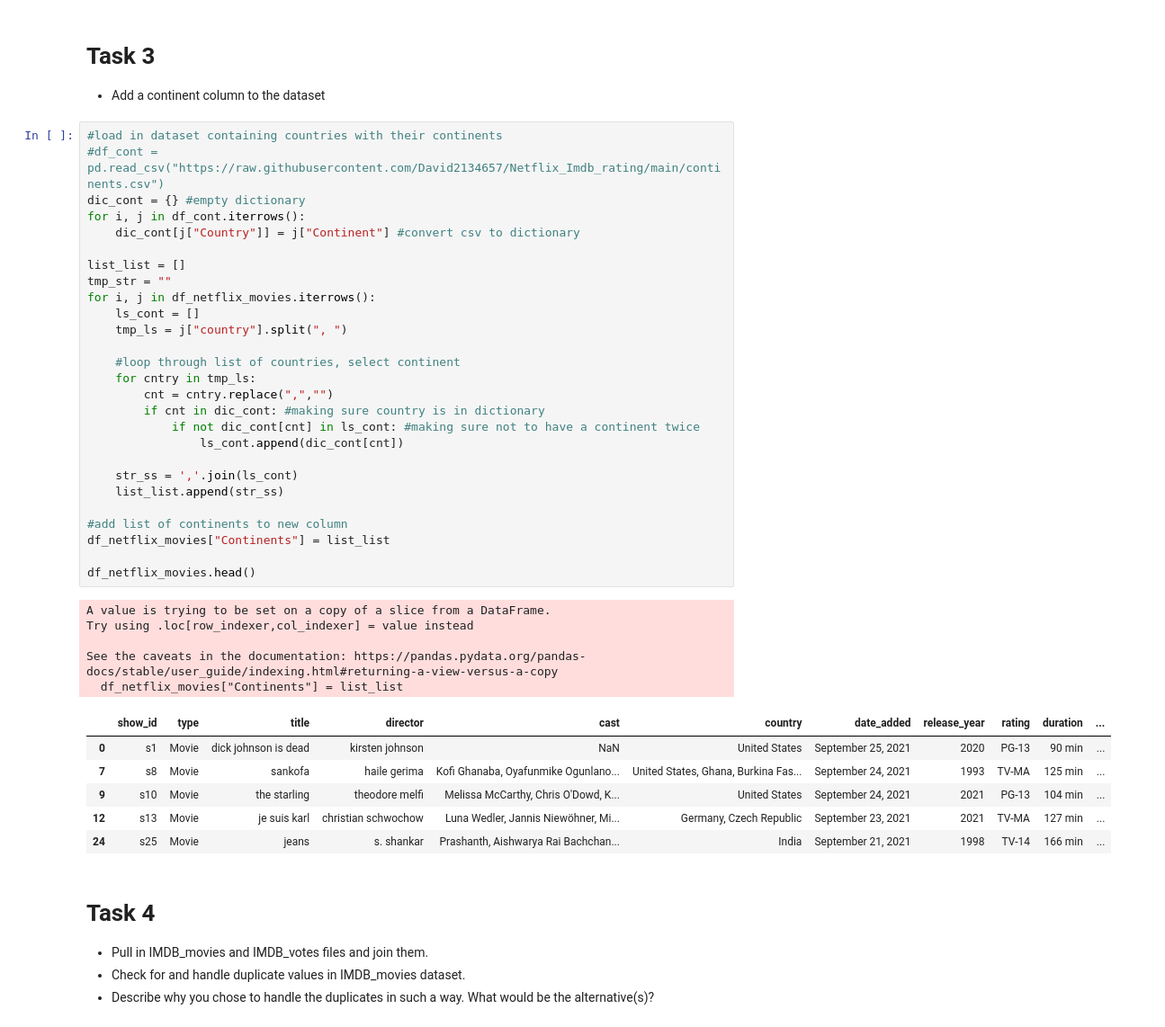
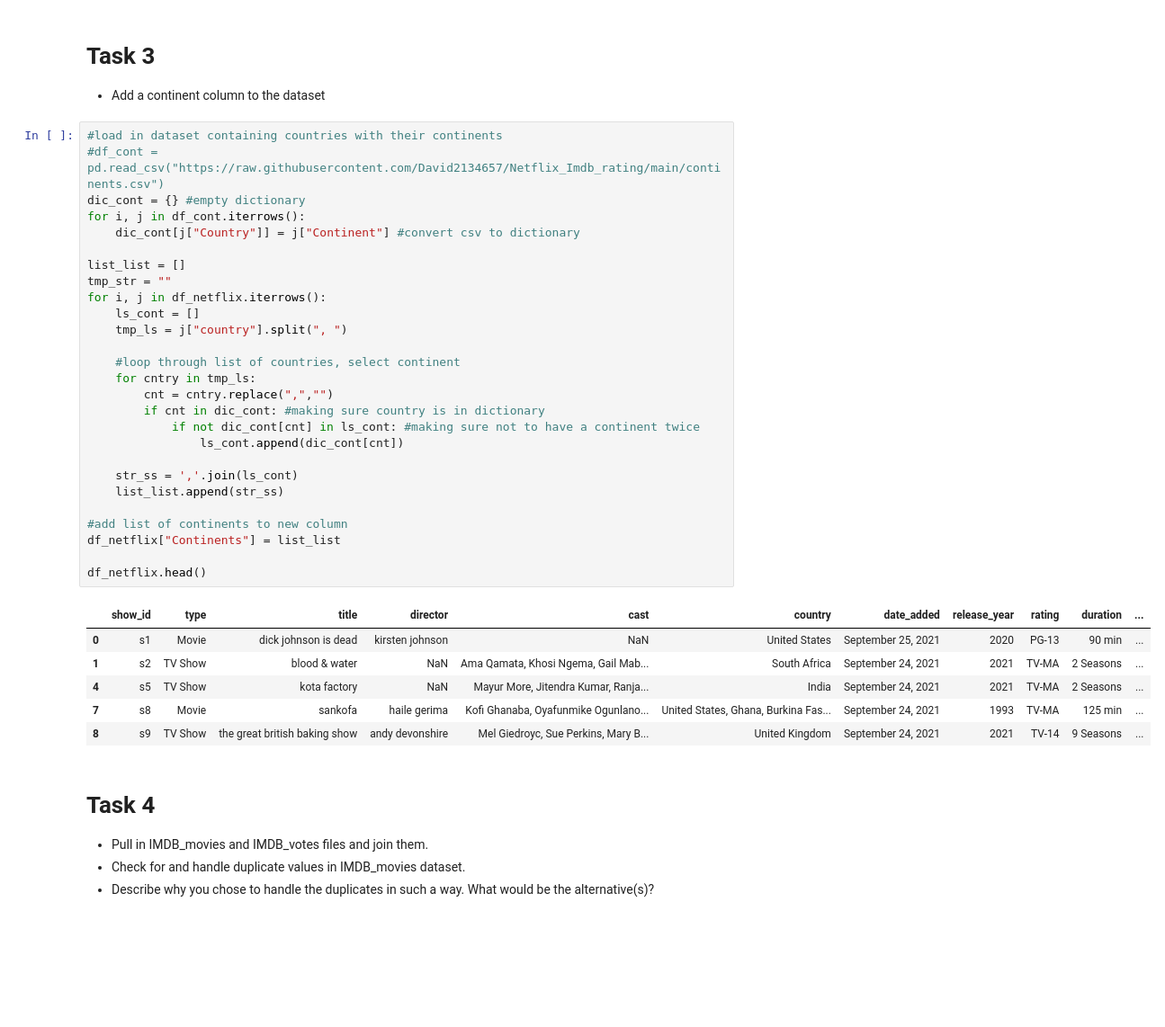
Before and after one commit to David2134657/Netflix_Imdb_rating, a Jupyter notebook: main_notebook.ipynb, the cells around one changed output. Shown: that part at 90% size. Saved outputs shown, nothing was run; the diff lists cells and outputs as text; blank space fills up the shorter version.

```diff
--- a/main_notebook.ipynb
+++ b/main_notebook.ipynb
@@ -112,42 +112,37 @@ Name: type, dtype: int64
 # %%
 #load in dataset containing countries with their continents
 #df_cont = pd.read_csv("https://raw.githubusercontent.com/David2134657/Netflix_Imdb_rating/main/continents.csv")
 dic_cont = {} #empty dictionary
 for i, j in df_cont.iterrows():
     dic_cont[j["Country"]] = j["Continent"] #convert csv to dictionary
 
 list_list = []
 tmp_str = ""
-for i, j in df_netflix_movies.iterrows():
+for i, j in df_netflix.iterrows():
     ls_cont = []
     tmp_ls = j["country"].split(", ")
 
     #loop through list of countries, select continent
     for cntry in tmp_ls:
         cnt = cntry.replace(",","")
         if cnt in dic_cont: #making sure country is in dictionary
             if not dic_cont[cnt] in ls_cont: #making sure not to have a continent twice
                 ls_cont.append(dic_cont[cnt])
 
     str_ss = ','.join(ls_cont)
     list_list.append(str_ss)
 
 #add list of continents to new column
-df_netflix_movies["Continents"] = list_list
+df_netflix["Continents"] = list_list
 
-df_netflix_movies.head()
+df_netflix.head()
 # %% [output]
-A value is trying to be set on a copy of a slice from a DataFrame.
-Try using .loc[row_indexer,col_indexer] = value instead
-
-See the caveats in the documentation: https://pandas.pydata.org/pandas-docs/stable/user_guide/indexing.html#returning-a-view-versus-a-copy
-  df_netflix_movies["Continents"] = list_list
 |  | show_id | type | title | director | cast | country | date_added | release_year | rating | duration | ... |
 | 0 | s1 | Movie | dick johnson is dead | kirsten johnson | NaN | United States | September 25, 2021 | 2020 | PG-13 | 90 min | ... |
+| 1 | s2 | TV Show | blood & water | NaN | Ama Qamata, Khosi Ngema, Gail Mab... | South Africa | September 24, 2021 | 2021 | TV-MA | 2 Seasons | ... |
+| 4 | s5 | TV Show | kota factory | NaN | Mayur More, Jitendra Kumar, Ranja... | India | September 24, 2021 | 2021 | TV-MA | 2 Seasons | ... |
 | 7 | s8 | Movie | sankofa | haile gerima | Kofi Ghanaba, Oyafunmike Ogunlano... | United States, Ghana, Burkina Fas... | September 24, 2021 | 1993 | TV-MA | 125 min | ... |
-| 9 | s10 | Movie | the starling | theodore melfi | Melissa McCarthy, Chris O'Dowd, K... | United States | September 24, 2021 | 2021 | PG-13 | 104 min | ... |
-| 12 | s13 | Movie | je suis karl | christian schwochow | Luna Wedler, Jannis Niewöhner, Mi... | Germany, Czech Republic | September 23, 2021 | 2021 | TV-MA | 127 min | ... |
-| 24 | s25 | Movie | jeans | s. shankar | Prashanth, Aishwarya Rai Bachchan... | India | September 21, 2021 | 1998 | TV-14 | 166 min | ... |
+| 8 | s9 | TV Show | the great british baking show | andy devonshire | Mel Giedroyc, Sue Perkins, Mary B... | United Kingdom | September 24, 2021 | 2021 | TV-14 | 9 Seasons | ... |
 # %% [markdown]
 # Task 4
 - Pull in IMDB_movies and IMDB_votes files and join them.
```
Also changed, not shown: parts of 2 cells of this notebook.
